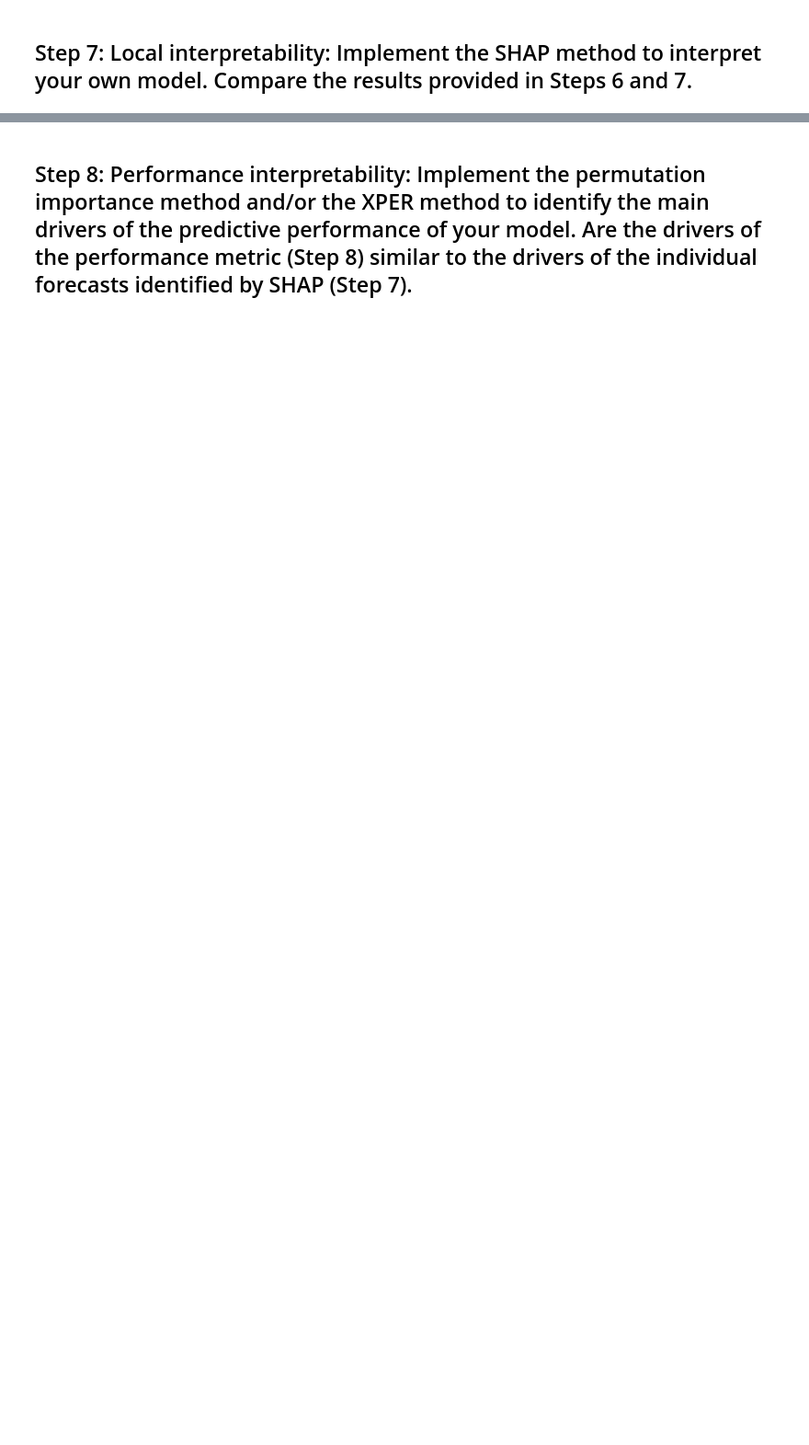
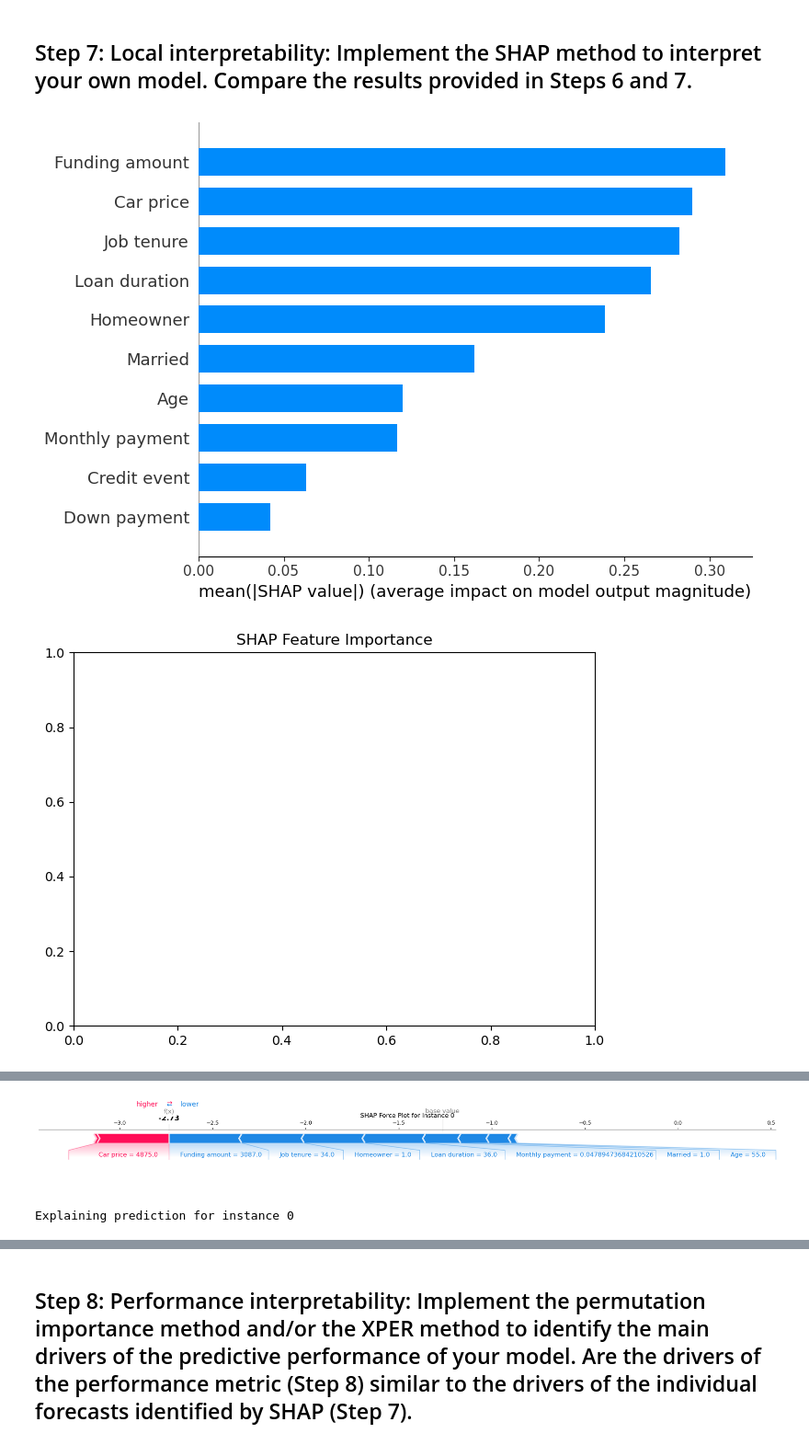
Before and after one commit to agossetX/interpretability_algorithmic_fairness_group_2, a Jupyter notebook: main.ipynb, the cells around one changed output, grey strips where cells are left out. Shown at 92% size. Cells and saved outputs as stored; diff of their text form; code cells hidden in the pictures; blank space fills up the shorter version.

```diff
--- a/main.ipynb
+++ b/main.ipynb
@@ -448,2 +565,76 @@ Regarding feature importance, **Age** (35.8%), **Job Tenure** (18.1%), and **Loa
 # %% [markdown]
 ## Step 7: Local interpretability: Implement the SHAP method to interpret your own model. Compare the results provided in Steps 6 and 7.
+# %%
+import shap
+import matplotlib.pyplot as plt
+import numpy as np
+
+# Create a SHAP explainer object
+explainer = shap.TreeExplainer(xgb_model)
+
+# Calculate SHAP values for the entire dataset
+shap_values = explainer.shap_values(X)
+
+# If it's a multi-class problem, shap_values will be a list of arrays, one for each class
+# For binary classification or regression, it will be a single array
+
+# Summary plot
+shap.summary_plot(shap_values, X, plot_type="bar")
+plt.title("SHAP Feature Importance")
+plt.tight_layout()
+plt.show()
+
+# Detailed summary plot
+shap.summary_plot(shap_values, X)
+plt.title("SHAP Summary Plot")
+plt.tight_layout()
+plt.show()
+
+# SHAP dependence plot for the most important feature
+most_important_feature = X.columns[np.argmax(np.abs(shap_values).mean(0))]
+shap.dependence_plot(most_important_feature, shap_values, X)
+plt.title(f"SHAP Dependence Plot for {most_important_feature}")
+plt.tight_layout()
+plt.show()
+
+# Local explanation for a single instance
+instance_index = 0  # You can change this to explain different instances
+shap.force_plot(explainer.expected_value, shap_values[instance_index,:], X.iloc[instance_index,:],
+                matplotlib=True, show=False)
+plt.title(f"SHAP Force Plot for Instance {instance_index}")
+plt.tight_layout()
+plt.show()
+
+# Function to explain individual predictions
+def explain_prediction(instance_index):
+    print(f"Explaining prediction for instance {instance_index}")
+    instance = X.iloc[instance_index]
+    shap_values_instance = explainer.shap_values(instance)
+
+    # Print feature values
+    print("\nFeature values:")
+    for feature, value in instance.items():
+        print(f"{feature}: {value}")
+
+    # Print SHAP values
+    print("\nSHAP values:")
+    for feature, shap_value in zip(instance.index, shap_values_instance):
+        print(f"{feature}: {shap_value:.4f}")
+
+    # Visualize
+    shap.force_plot(explainer.expected_value, shap_values_instance, instance,
+                    matplotlib=True, show=False)
+    plt.title(f"SHAP Force Plot for Instance {instance_index}")
+    plt.tight_layout()
+    plt.show()
+
+# Explain a few instances
+for i in range(5):  # Explain first 5 instances
+    explain_prediction(i)
+
+print("SHAP Implementation Complete")
+print("Interpret the results by analyzing the plots and individual explanations.")
+print("Look for patterns in feature importance and how they affect predictions.")
+# %% [output]
+[figure, added]
+[figure, added]
@@ -449,0 +645,2 @@ Regarding feature importance, **Age** (35.8%), **Job Tenure** (18.1%), and **Loa
+[figure, added]
+Explaining prediction for instance 0
```
Also changed, not shown: parts of 18 cells of this notebook.
